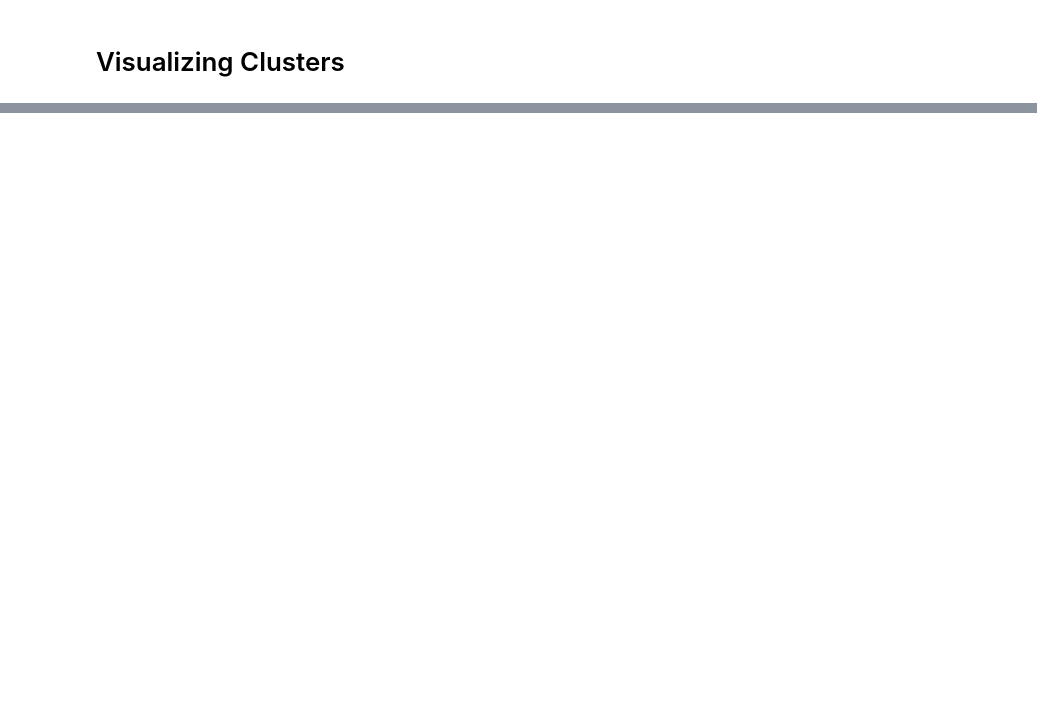
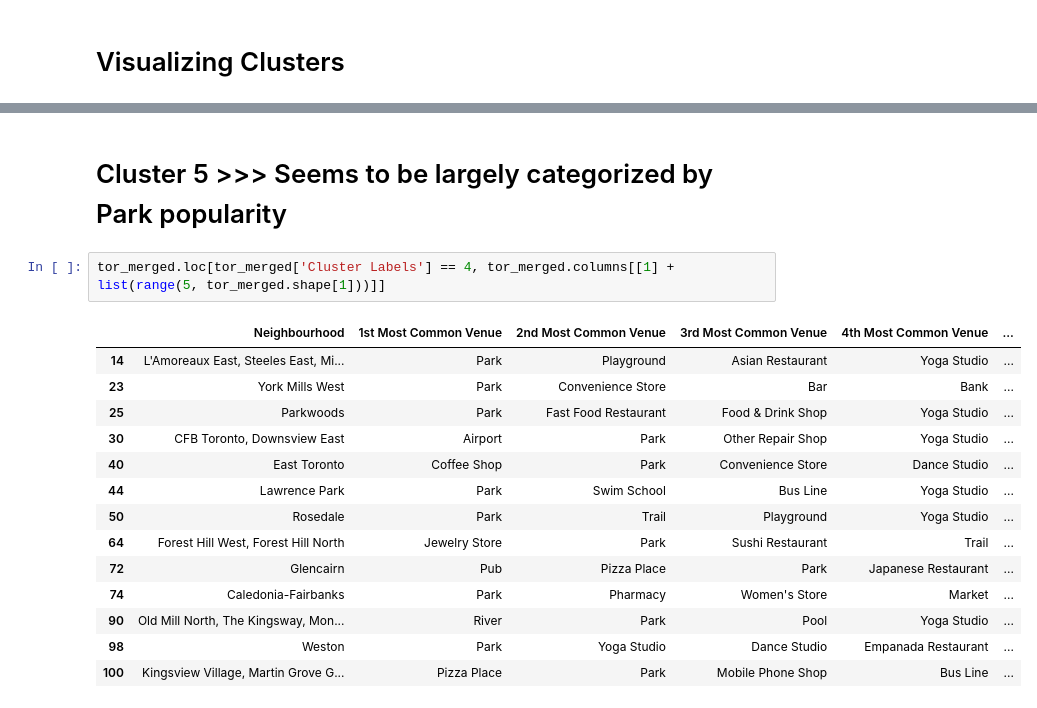
Before and after one commit to Daylen-Mackey/Coursera_Capstone, a Jupyter notebook: Segmenting and Clustering Toronto Neighbourhoods 3.ipynb, the cells around one changed output, grey strips where cells are left out. Saved outputs shown, nothing was run; the diff lists cells and outputs as text; blank space fills up the shorter version.

```diff
--- a/Segmenting and Clustering Toronto Neighbourhoods 3.ipynb
+++ b/Segmenting and Clustering Toronto Neighbourhoods 3.ipynb
@@ -400,0 +462,19 @@ map_clusters
+# %% [markdown]
+# Cluster 5 >>> Seems to be largely categorized by Park popularity
+# %%
+tor_merged.loc[tor_merged['Cluster Labels'] == 4, tor_merged.columns[[1] + list(range(5, tor_merged.shape[1]))]]
+# %% [output]
+|  | Neighbourhood | 1st Most Common Venue | 2nd Most Common Venue | 3rd Most Common Venue | 4th Most Common Venue | ... |
+| 14 | L'Amoreaux East, Steeles East, Mi... | Park | Playground | Asian Restaurant | Yoga Studio | ... |
+| 23 | York Mills West | Park | Convenience Store | Bar | Bank | ... |
+| 25 | Parkwoods | Park | Fast Food Restaurant | Food & Drink Shop | Yoga Studio | ... |
+| 30 | CFB Toronto, Downsview East | Airport | Park | Other Repair Shop | Yoga Studio | ... |
+| 40 | East Toronto | Coffee Shop | Park | Convenience Store | Dance Studio | ... |
+| 44 | Lawrence Park | Park | Swim School | Bus Line | Yoga Studio | ... |
+| 50 | Rosedale | Park | Trail | Playground | Yoga Studio | ... |
+| 64 | Forest Hill West, Forest Hill North | Jewelry Store | Park | Sushi Restaurant | Trail | ... |
+| 72 | Glencairn | Pub | Pizza Place | Park | Japanese Restaurant | ... |
+| 74 | Caledonia-Fairbanks | Park | Pharmacy | Women's Store | Market | ... |
+| 90 | Old Mill North, The Kingsway, Mon... | River | Park | Pool | Yoga Studio | ... |
+| 98 | Weston | Park | Yoga Studio | Dance Studio | Empanada Restaurant | ... |
+| 100 | Kingsview Village, Martin Grove G... | Pizza Place | Park | Mobile Phone Shop | Bus Line | ... |
```
Also changed, not shown: parts of 12 cells of this notebook.
